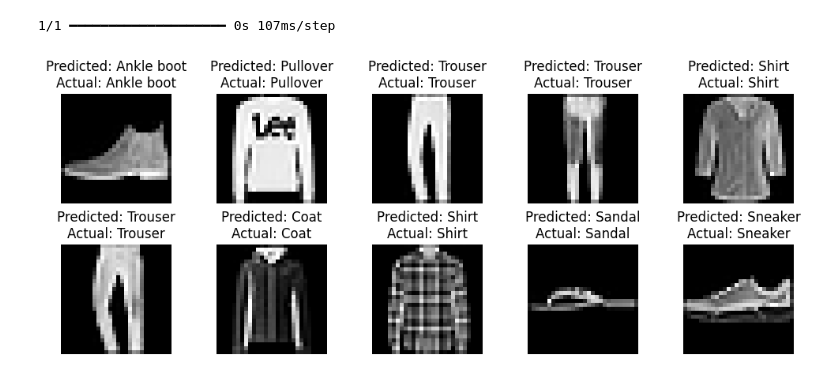
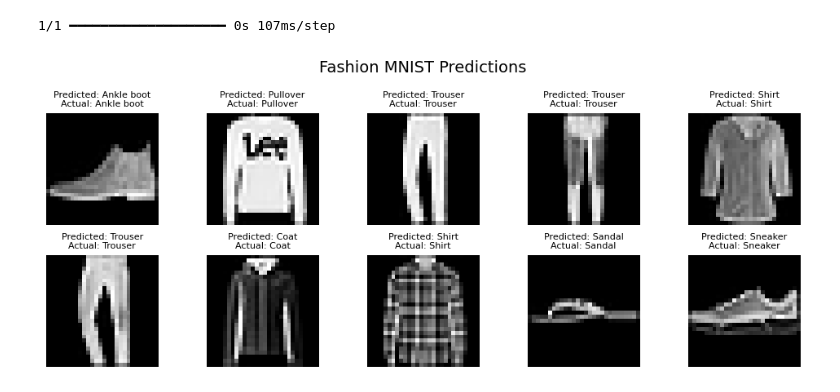
Before and after one commit to noorulhudaaaa/Python-AI-Chatbot-Bootcamp-WPBrigade-iCodeGuru, a Jupyter notebook: Day 20 - Pt 2.ipynb, the cells around one changed output. Drawn from its saved outputs; the diff is of its cells as text; code cells hidden in the pictures.

```diff
--- a/Day 20 - Pt 2.ipynb
+++ b/Day 20 - Pt 2.ipynb
@@ -258,16 +258,19 @@ predicted_labels = np.argmax(predictions, axis = 1)
 # %%
 # Deciding size of plot
 plt.figure(figsize=(10, 4))
 
 # Using loop for displaying predictions
 for i in range(10):
   plt.subplot(2, 5, i+1)
   plt.imshow(X_test[i].squeeze(), cmap='gray')
-  plt.title(f"Predicted: {labels[predicted_labels[i]]}\nActual: {labels[y_test[i]]}")
+  plt.title(f"Predicted: {labels[predicted_labels[i]]}\nActual: {labels[y_test[i]]}", fontsize = 8)
   plt.axis('off')
+
+# Decising the title
+plt.suptitle("Fashion MNIST Predictions", fontsize=14)
 
 # showing the plot
 plt.tight_layout()
 plt.show()
 # %% [output]
-[figure, old version]
+[figure, new version]
```
